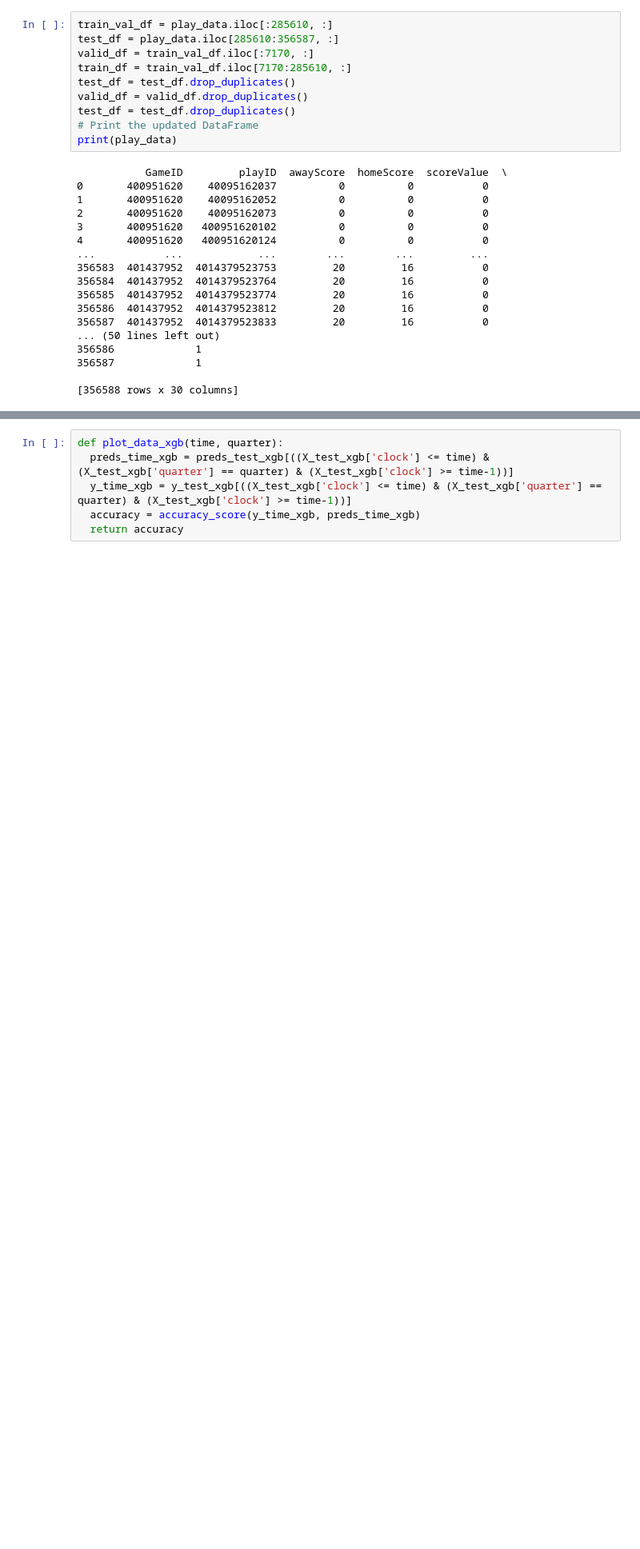
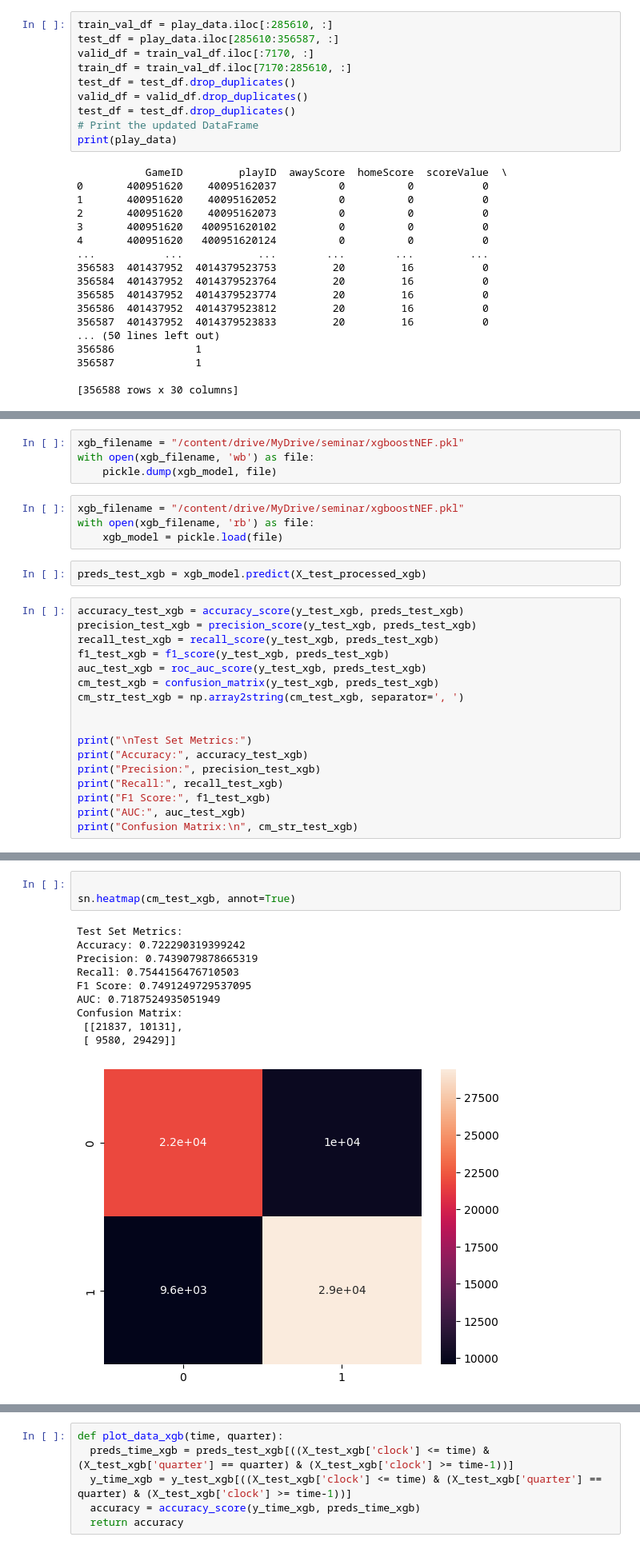
Before and after one commit to michel-wue/Seminar, a Jupyter notebook: Models.ipynb, the cells around one changed output, grey strips where cells are left out. Shown at 80% size. Drawn from its saved outputs; the diff is of its cells as text; blank space fills up the shorter version.

```diff
--- a/Models.ipynb
+++ b/Models.ipynb
@@ -461,0 +247,27 @@ xgb_boost_pred.to_csv('/content/drive/MyDrive/seminar/xgb_pred_all_features.csv'
+# %%
+xgb_filename = "/content/drive/MyDrive/seminar/xgboostNEF.pkl"
+with open(xgb_filename, 'wb') as file:
+    pickle.dump(xgb_model, file)
+# %%
+xgb_filename = "/content/drive/MyDrive/seminar/xgboostNEF.pkl"
+with open(xgb_filename, 'rb') as file:
+    xgb_model = pickle.load(file)
+# %%
+preds_test_xgb = xgb_model.predict(X_test_processed_xgb)
+# %%
+accuracy_test_xgb = accuracy_score(y_test_xgb, preds_test_xgb)
+precision_test_xgb = precision_score(y_test_xgb, preds_test_xgb)
+recall_test_xgb = recall_score(y_test_xgb, preds_test_xgb)
+f1_test_xgb = f1_score(y_test_xgb, preds_test_xgb)
+auc_test_xgb = roc_auc_score(y_test_xgb, preds_test_xgb)
+cm_test_xgb = confusion_matrix(y_test_xgb, preds_test_xgb)
+cm_str_test_xgb = np.array2string(cm_test_xgb, separator=', ')
+
+
+print("\nTest Set Metrics:")
+print("Accuracy:", accuracy_test_xgb)
+print("Precision:", precision_test_xgb)
+print("Recall:", recall_test_xgb)
+print("F1 Score:", f1_test_xgb)
+print("AUC:", auc_test_xgb)
+print("Confusion Matrix:\n", cm_str_test_xgb)
@@ -462,3 +284,17 @@ xgb_boost_pred.to_csv('/content/drive/MyDrive/seminar/xgb_pred_all_features.csv'
+# %%
+
+sn.heatmap(cm_test_xgb, annot=True)
+# %% [output]
+Test Set Metrics:
+Accuracy: 0.722290319399242
+Precision: 0.7439079878665319
+Recall: 0.7544156476710503
+F1 Score: 0.7491249729537095
+AUC: 0.7187524935051949
+Confusion Matrix:
+ [[21837, 10131],
+ [ 9580, 29429]]
+[figure, added]
 # %%
 #tn = TabNetClassifier(verbose=1, seed=42,device_name='cuda')
 tn = TabNetClassifier(verbose=1, seed=42)
```
Also changed, not shown: parts of 47 cells of this notebook.
